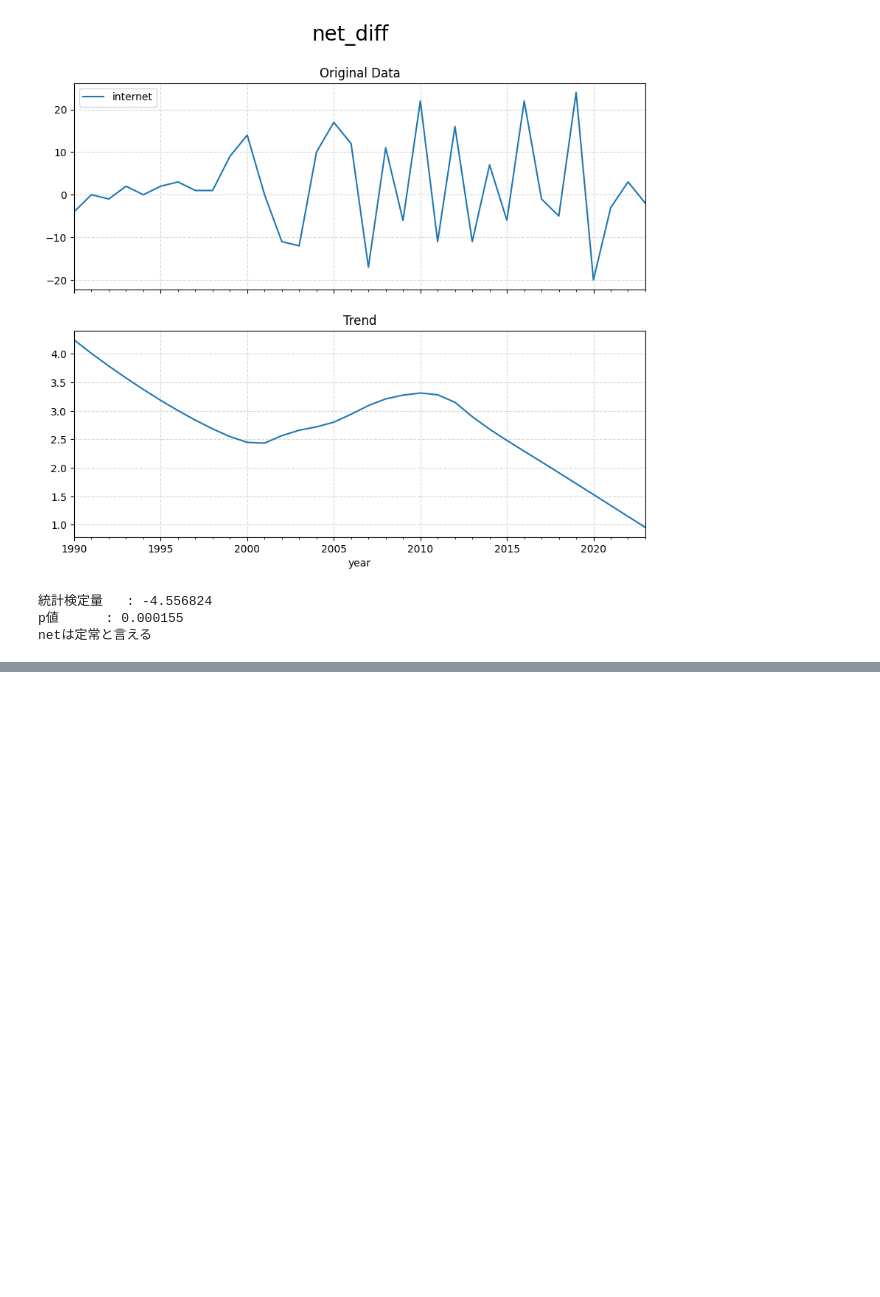
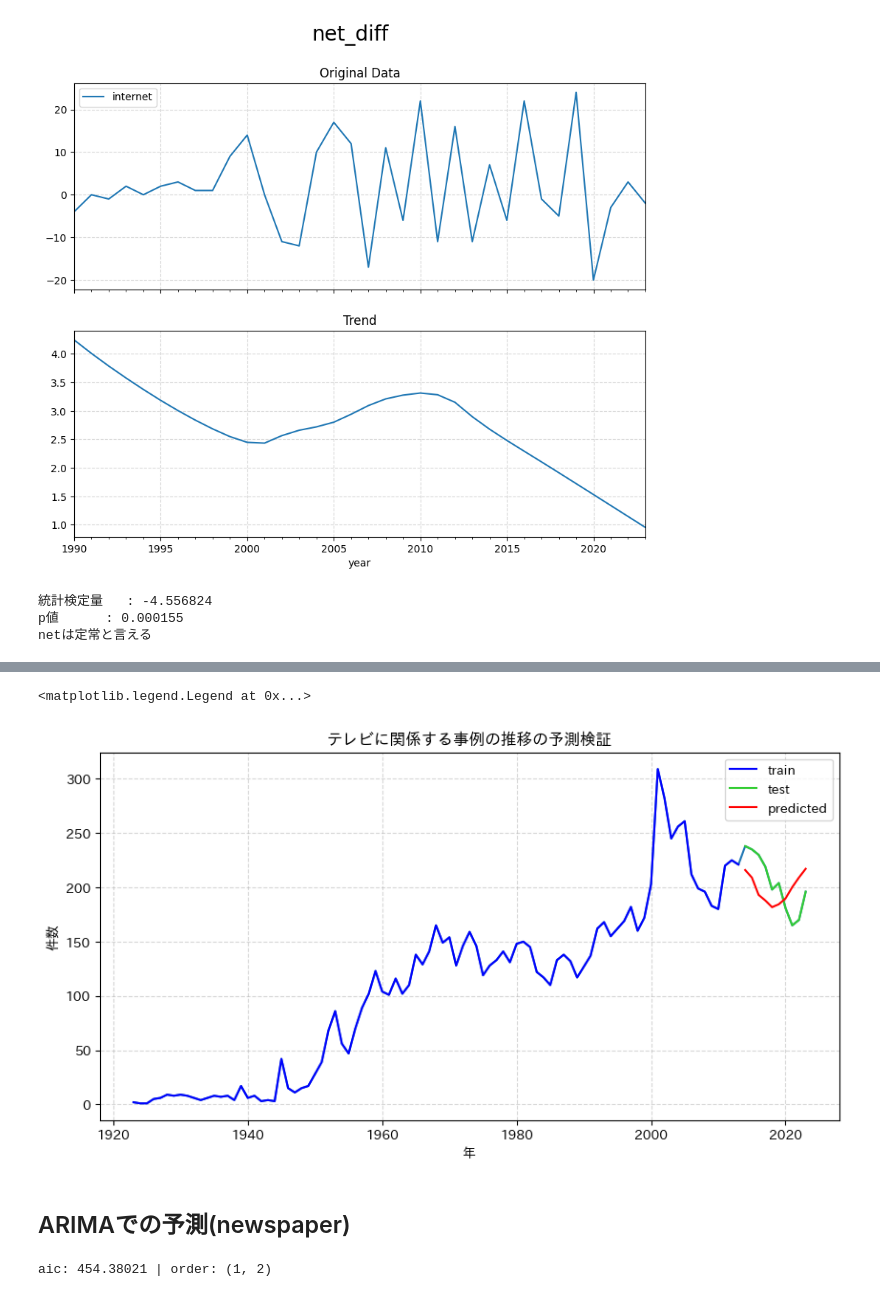
Before and after one commit to Hikaru2011/2025_radio, a Jupyter notebook: 6_未来予測/prediction.ipynb, the cells around one changed output, grey strips where cells are left out. Cells and saved outputs as stored; diff of their text form; code cells hidden in the pictures; blank space fills up the shorter version.

```diff
--- a/6_未来予測/prediction.ipynb
+++ b/6_未来予測/prediction.ipynb
@@ -349,0 +428,36 @@ KeyboardInterrupt:
+# %%
+len_test = 10
+train_tv = df_tv.iloc[:-len_test]  # 最初の86点
+test_tv  = df_tv.iloc[-len_test:]  # 最後の15点
+
+from statsmodels.tsa.arima.model import ARIMA
+
+fig, ax = plt.subplots(figsize=(10, 5), dpi=100)
+ax.grid(True, linestyle='--', alpha=0.5)
+
+#AICにおいてグリッドサーチを行い得られた結果から、p = 12, q = 2としてARMAモデルにて予測を行います
+#order=(12, 1, 3)における1は、一回差分を意味します
+arma_model = ARIMA(train_tv, order=(5, 1, 4))
+result = arma_model.fit()
+forecast = result.forecast(len_test)
+
+pred = result.get_forecast(steps=50)
+pred_mean_tv = pred.predicted_mean
+pred_ci_tv = pred.conf_int(alpha=0.05)
+
+#青線（デフォルト）で大元のデータを表示
+ax.plot(df_tv, ls="-" )
+ax.plot(train_tv, color="blue",label="train")
+ax.plot(test_tv, color="limegreen",label="test")
+#赤線で予測結果を表示
+ax.plot(forecast, ls="-", color="r", label="predicted")
+
+ax.set_xlabel("年")
+ax.set_ylabel("件数")
+ax.set_title("テレビに関係する事例の推移の予測検証")
+ax.legend()
+# %% [output]
+<matplotlib.legend.Legend at 0x...>
+[figure, added]
+# %% [markdown]
+## ARIMAでの予測(newspaper)
@@ -349,0 +469,34 @@ KeyboardInterrupt:
+# %%
+#このセルの実行には時間がかかります(5,6分)
+import numpy as np
+from statsmodels.tsa.arima.model import ARIMA
+
+import warnings
+warnings.filterwarnings('ignore')
+
+# まずはモデルのパラメータの範囲を設定します
+max_ar = 20  # ARの最大次数
+max_ma = 5  # MAの最大次数
+
+# 最小AICを無限大で初期化します
+best_aic = np.inf
+best_order = None
+
+# すべてのパラメータの組み合わせに対してモデルをフィットします
+for p in range(max_ar+1):
+    for q in range(max_ma+1):
+        try:
+            # モデルを作成
+            # pが予測に用いる過去の観測値の数、qが予測に用いる過去の誤差項の数です
+            tmp_mdl = ARIMA(train, order=(p, 1, q) )
+            result = tmp_mdl.fit()
+            tmp_aic = result.aic
+            # AICが小さい場合は、モデルとパラメータを更新します
+            if tmp_aic < best_aic:
+                best_aic = tmp_aic
+                best_order = (p, q)
+        except: continue
+
+print('aic: {:6.5f} | order: {}'.format(best_aic, best_order))
+# %% [output]
+aic: 454.38021 | order: (1, 2)
```
Also changed, not shown: parts of 20 cells of this notebook, 8 other files.
